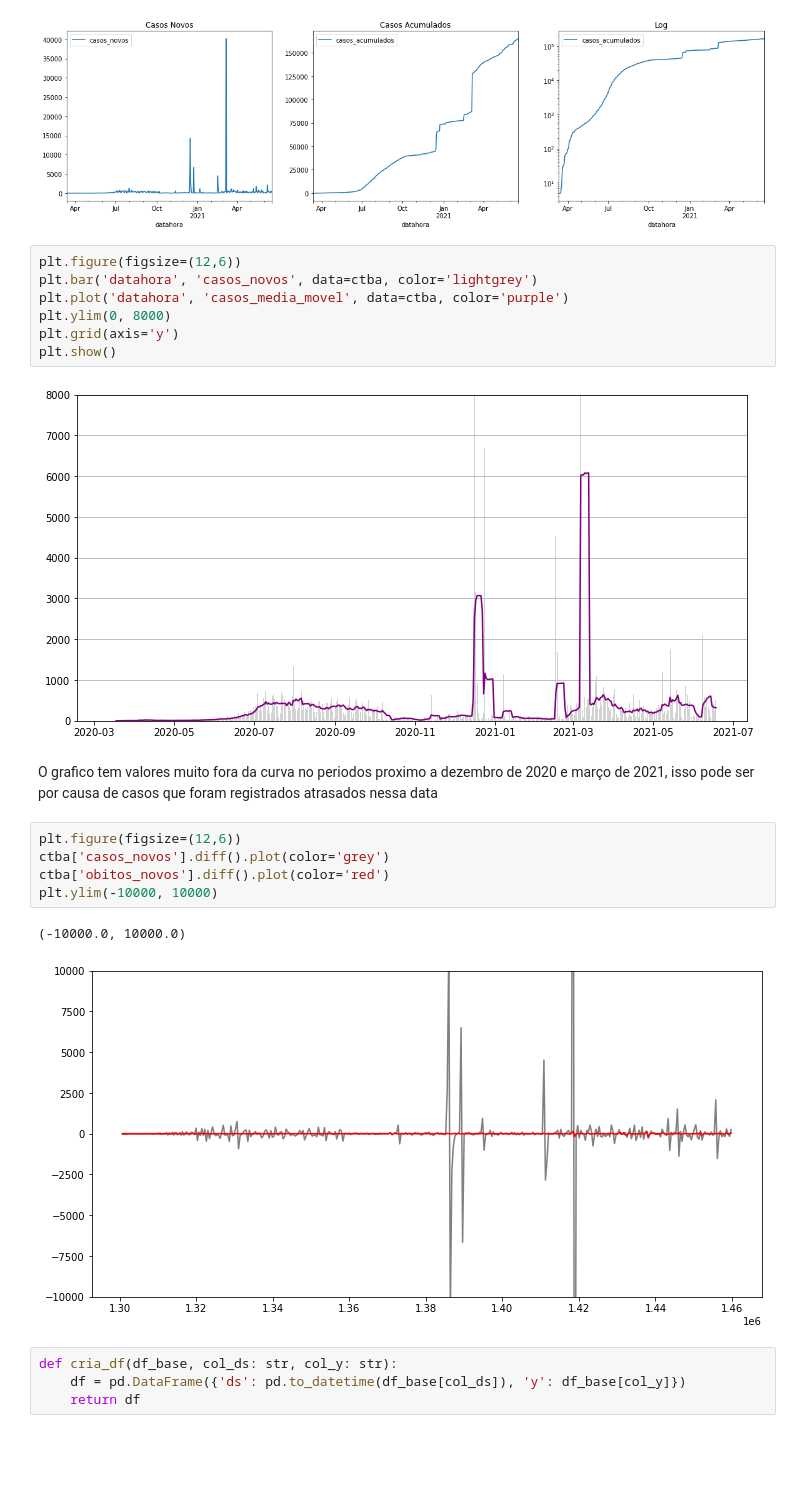
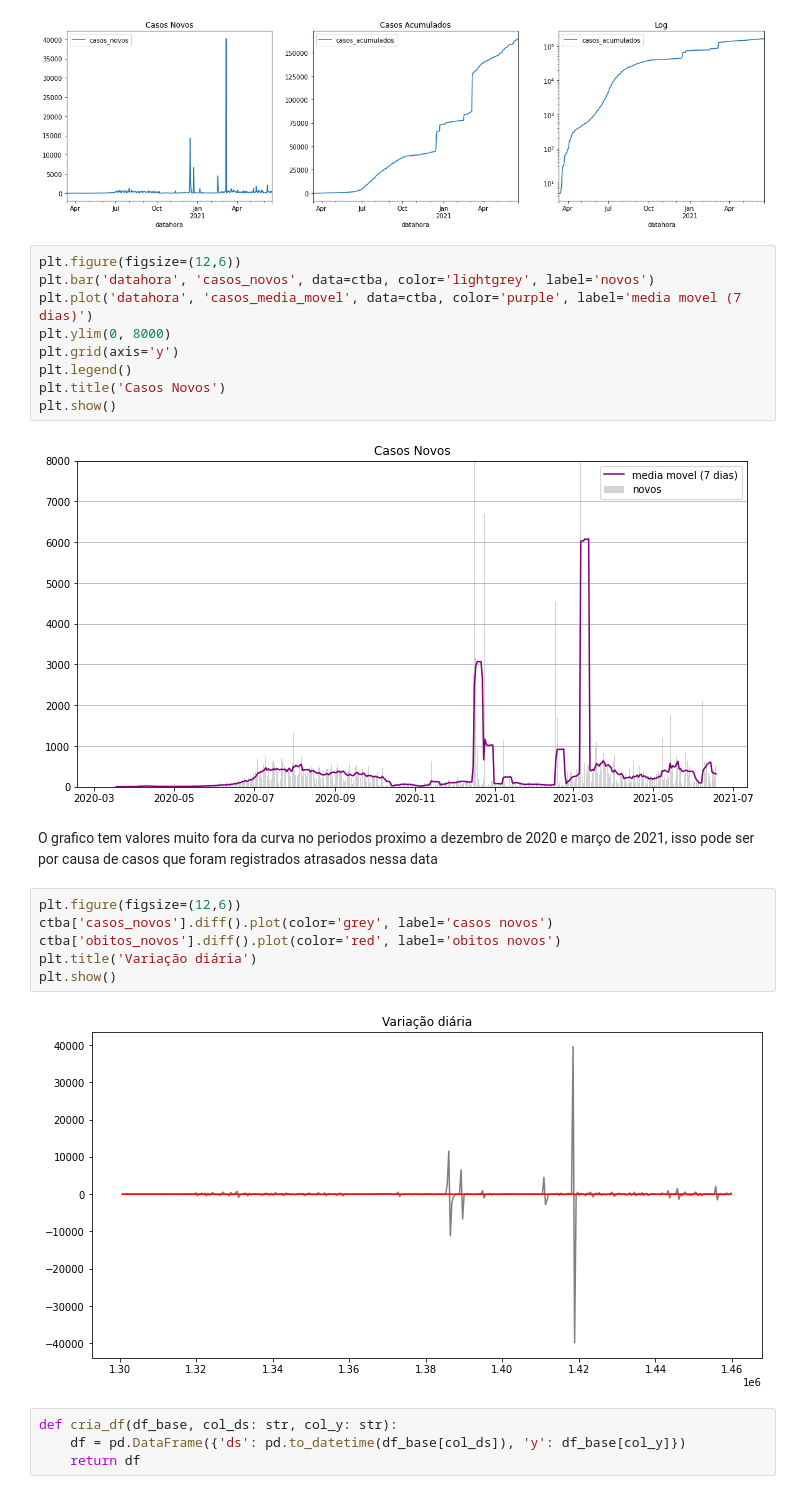
Before and after one commit to itsGab/bootcamp_df_covid_prophet, a Jupyter notebook: nb/covid_curitiba_pr.ipynb, the cells around one changed output. Saved outputs shown, nothing was run; the diff lists cells and outputs as text; blank space fills up the shorter version.

```diff
--- a/nb/covid_curitiba_pr.ipynb
+++ b/nb/covid_curitiba_pr.ipynb
@@ -78,23 +78,25 @@ mpl.pyplot.yscale('log')
 [figure]
 # %%
 plt.figure(figsize=(12,6))
-plt.bar('datahora', 'casos_novos', data=ctba, color='lightgrey')
-plt.plot('datahora', 'casos_media_movel', data=ctba, color='purple')
+plt.bar('datahora', 'casos_novos', data=ctba, color='lightgrey', label='novos')
+plt.plot('datahora', 'casos_media_movel', data=ctba, color='purple', label='media movel (7 dias)')
 plt.ylim(0, 8000)
 plt.grid(axis='y')
+plt.legend()
+plt.title('Casos Novos')
 plt.show()
 # %% [output]
-[figure, old version]
+[figure, new version]
 # %% [markdown]
 O grafico tem valores muito fora da curva no periodos proximo a dezembro de 2020 e março de 2021, isso pode ser por causa de casos que foram registrados atrasados nessa data
 # %%
 plt.figure(figsize=(12,6))
-ctba['casos_novos'].diff().plot(color='grey')
-ctba['obitos_novos'].diff().plot(color='red')
-plt.ylim(-10000, 10000)
+ctba['casos_novos'].diff().plot(color='grey', label='casos novos')
+ctba['obitos_novos'].diff().plot(color='red', label='obitos novos')
+plt.title('Variação diária')
+plt.show()
 # %% [output]
-(-10000.0, 10000.0)
-[figure, old version]
+[figure, new version]
 # %%
 def cria_df(df_base, col_ds: str, col_y: str):
     df = pd.DataFrame({'ds': pd.to_datetime(df_base[col_ds]), 'y': df_base[col_y]})
```
Also changed, not shown: parts of 6 cells of this notebook.
